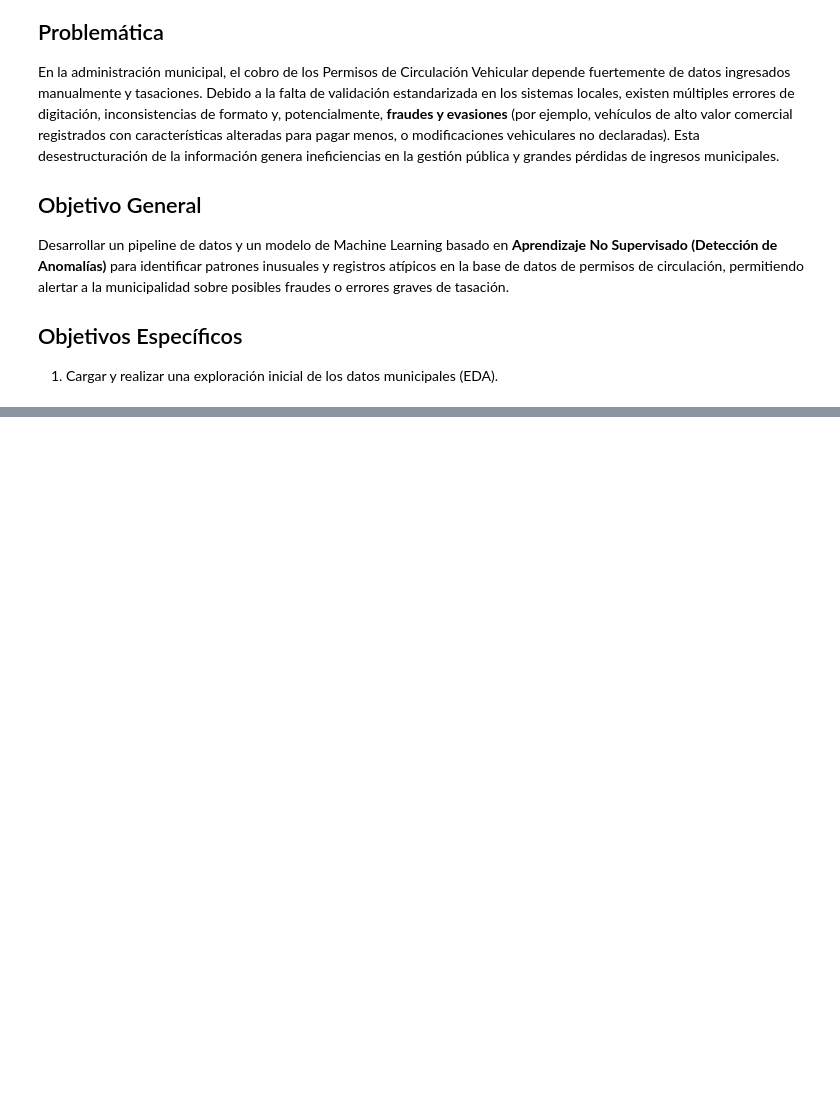
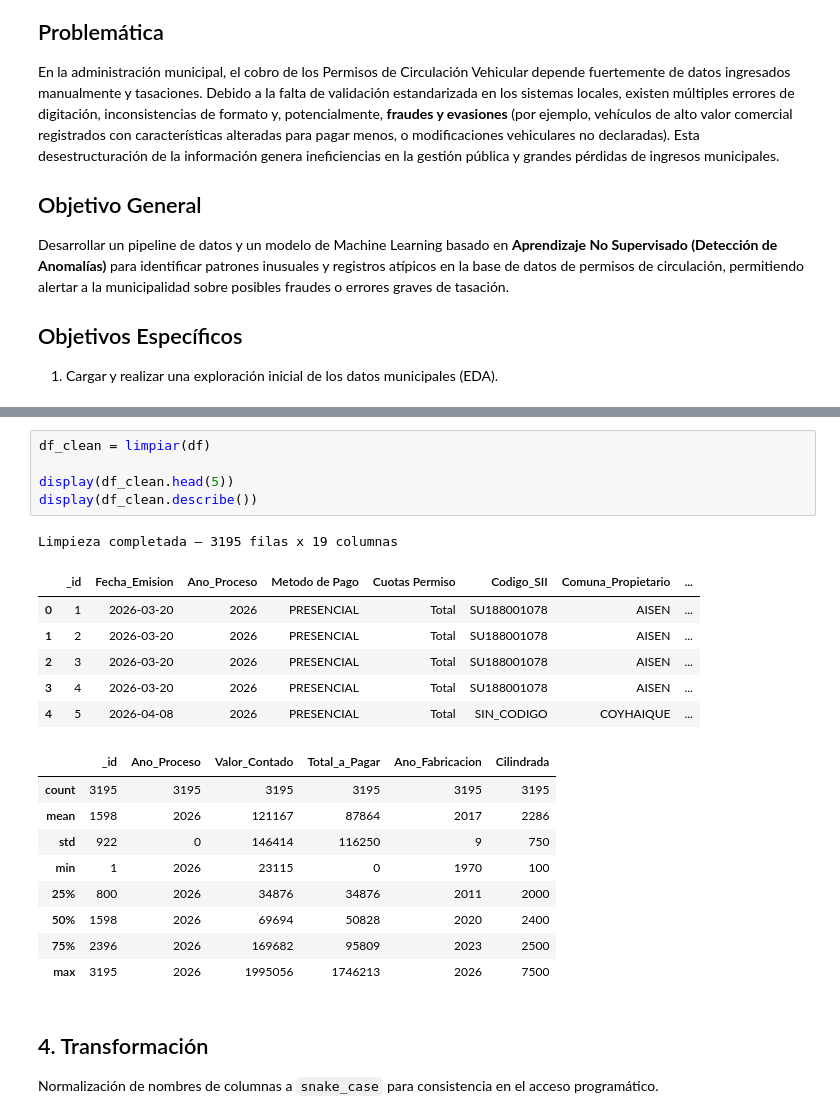
Before and after one commit to hwsaez-code/unab-magister-pro-ciencia-datos-MCDI500, a Jupyter notebook: notebook/Notebook_F2_Transformation.ipynb, the cells around one changed output, grey strips where cells are left out. Cells and saved outputs as stored; diff of their text form; blank space fills up the shorter version.

```diff
--- a/notebook/Notebook_F2_Transformation.ipynb
+++ b/notebook/Notebook_F2_Transformation.ipynb
@@ -990,0 +373,25 @@ El archivo pesa aproximadamente: 500.96 KB
+# %%
+df_clean = limpiar(df)
+
+display(df_clean.head(5))
+display(df_clean.describe())
+# %% [output]
+Limpieza completada — 3195 filas x 19 columnas
+|  | _id | Fecha_Emision | Ano_Proceso | Metodo de Pago | Cuotas Permiso | Codigo_SII | Comuna_Propietario | ... |
+| 0 | 1 | 2026-03-20 | 2026 | PRESENCIAL | Total | SU188001078 | AISEN | ... |
+| 1 | 2 | 2026-03-20 | 2026 | PRESENCIAL | Total | SU188001078 | AISEN | ... |
+| 2 | 3 | 2026-03-20 | 2026 | PRESENCIAL | Total | SU188001078 | AISEN | ... |
+| 3 | 4 | 2026-03-20 | 2026 | PRESENCIAL | Total | SU188001078 | AISEN | ... |
+| 4 | 5 | 2026-04-08 | 2026 | PRESENCIAL | Total | SIN_CODIGO | COYHAIQUE | ... |
+|  | _id | Ano_Proceso | Valor_Contado | Total_a_Pagar | Ano_Fabricacion | Cilindrada |
+| count | 3195 | 3195 | 3195 | 3195 | 3195 | 3195 |
+| mean | 1598 | 2026 | 121167 | 87864 | 2017 | 2286 |
+| std | 922 | 0 | 146414 | 116250 | 9 | 750 |
+| min | 1 | 2026 | 23115 | 0 | 1970 | 100 |
+| 25% | 800 | 2026 | 34876 | 34876 | 2011 | 2000 |
+| 50% | 1598 | 2026 | 69694 | 50828 | 2020 | 2400 |
+| 75% | 2396 | 2026 | 169682 | 95809 | 2023 | 2500 |
+| max | 3195 | 2026 | 1995056 | 1746213 | 2026 | 7500 |
+# %% [markdown]
+## 4. Transformación
+Normalización de nombres de columnas a `snake_case` para consistencia en el acceso programático.
```
Also changed, not shown: parts of 77 cells of this notebook, 3 other files.
